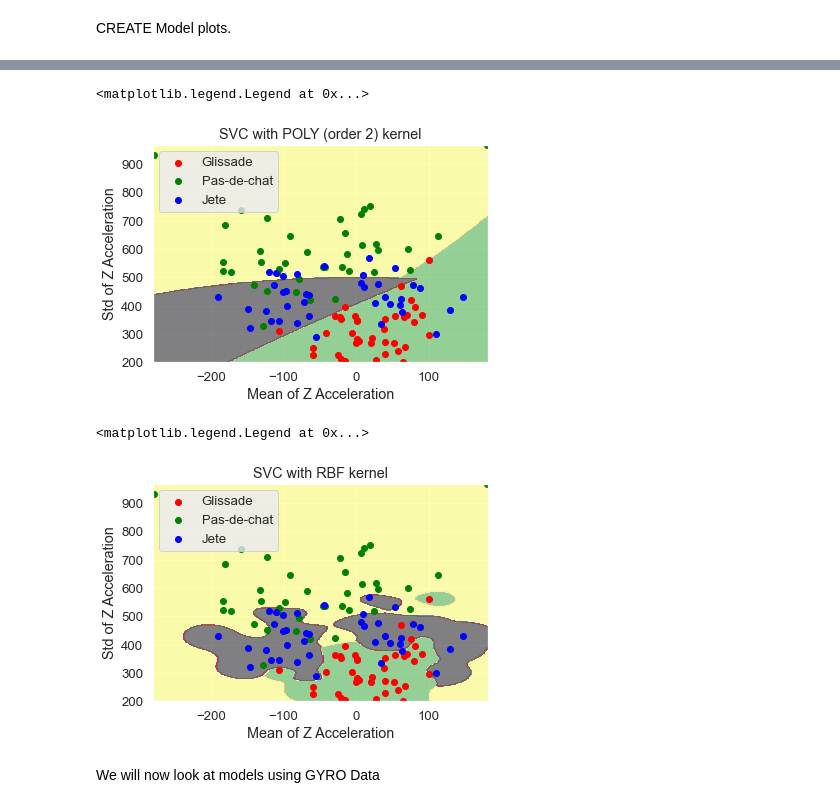
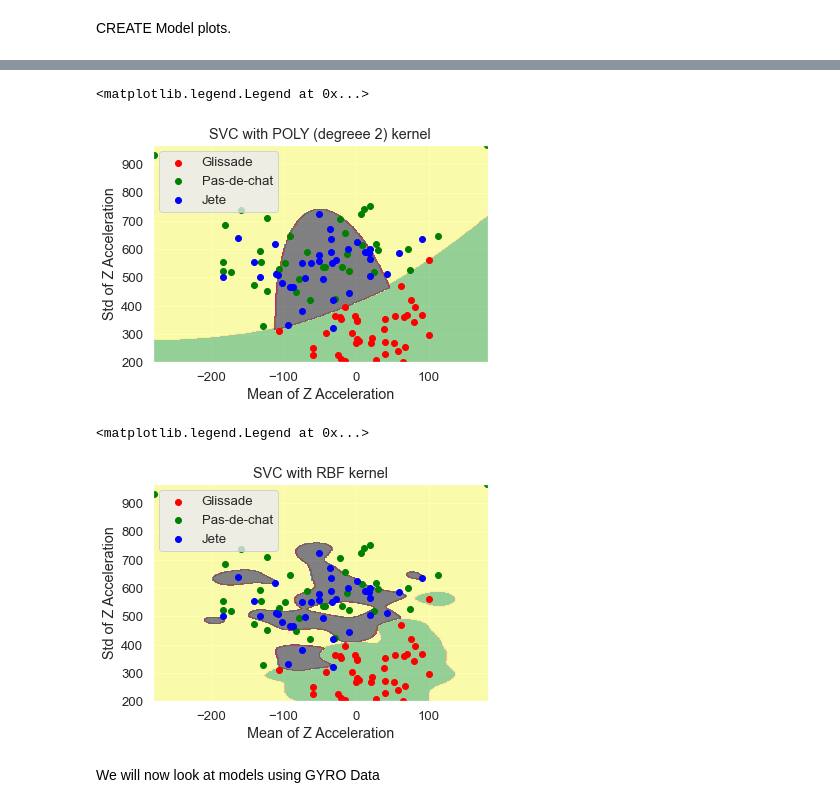
Before and after one commit to alb4876/ballet-jumps, a Jupyter notebook: Ballet.ipynb, the cells around one changed output, grey strips where cells are left out. Saved outputs shown, nothing was run; the diff lists cells and outputs as text; code cells hidden in the pictures.

```diff
--- a/Ballet.ipynb
+++ b/Ballet.ipynb
@@ -20,7 +20,7 @@ This first section of code will read in the CSV files for ACCEL and GYRO data fo
 
 
 # DIRECTORY OF CSV FILES GLISSADE ACCEL
-dir_name = 'PROJECT/data/glissade/Accel/train'
+dir_name = 'data/glissade/Accel/train'
 # make list of CSV files
 GA_csvs = [x for x in os.listdir(dir_name) if x.endswith('.csv')]
 #print(GA_csvs)
@@ -41,7 +41,7 @@ for i in range(len(GA_count)):
 
 
 # DIRECTORY OF CSV FILES GLISSADE GYRO
-dir_name = 'PROJECT/data/glissade/Gyro/train'
+dir_name = 'data/glissade/Gyro/train'
 # make list of CSV files
 GG_csvs = [x for x in os.listdir(dir_name) if x.endswith('.csv')]
 
@@ -63,7 +63,7 @@ Same as above but now for Pas-de-chat
 # NOW work on PAS-DE-CHAT data
 
 # DIRECTORY OF CSV FILES PAS-DE-CHAT ACCEL
-dir_name = 'PROJECT/data/pas-de-chat/Accel/train'
+dir_name = 'data/pas-de-chat/Accel/train'
 # make list of CSV files
 PA_csvs = [x for x in os.listdir(dir_name) if x.endswith('.csv')]
 #print(PA_csvs)
@@ -85,7 +85,7 @@ for i in range(len(PA_count)):
 
 
 # DIRECTORY OF CSV FILES Pas-de-chat GYRO
-dir_name = 'PROJECT/data/pas-de-chat/Gyro/train'
+dir_name = 'data/pas-de-chat/Gyro/train'
 # make list of CSV files
 PG_csvs = [x for x in os.listdir(dir_name) if x.endswith('.csv')]
 
@@ -108,8 +108,10 @@ Same as above but now for Jete data.
 
 # NOW work on Jete data
 
-# DIRECTORY OF CSV FILES Jete ACCEL
-dir_name = 'PROJECT/data/jette/Accel/train'
+# DIRECTORY OF CSV FILES Jete ACCEL --- there are 2 datasets of Jete. The second is a better dataset
+
+#dir_name = 'PROJECT/data/jette/Accel/train'
+dir_name = 'data/jette/Accel/train2'
 # make list of CSV files
 JA_csvs = [x for x in os.listdir(dir_name) if x.endswith('.csv')]
 #print(JA_csvs)
@@ -130,7 +132,7 @@ for i in range(len(JA_count)):
 
 
 # DIRECTORY OF CSV FILES Jete GYRO
-dir_name = 'PROJECT/data/jette/Gyro/train'
+dir_name = 'data/jette/Gyro/train'
 # make list of CSV files
 JG_csvs = [x for x in os.listdir(dir_name) if x.endswith('.csv')]
 
@@ -609,35 +609,35 @@ y_min, y_max = X[:, 1].min() - 1, X[:, 1].max() + 1
 
 #---step size in the mesh---
 h = abs((x_max / x_min) / 0.4)
 
 
 #---make predictions for each of the points in xx,yy---
 xx, yy = np.meshgrid(np.arange(x_min, x_max, h),
                      np.arange(y_min, y_max, h))
 
 #print(x_min,x_max, y_min, y_max, h)
 Z = POLYmodel.predict(np.c_[xx.ravel(), yy.ravel()])
 
 #---draw the result using a color plot---
 Z = Z.reshape(xx.shape)
 #plt.contourf(xx, yy, Z, cmap=plt.cm.Blues, alpha=0.3)
 plt.contourf(xx, yy, Z, cmap=plt.cm.Accent, alpha=0.8)
 
 #---plot the training points---
 feature_names = ['Mean_Z', 'Std_Z']
 jumps = ['Glissade','Pas-de-chat', 'Jete']
 colors = ['red', 'green', 'blue']
 for color, i, target in zip(colors, [0, 1, 2], jumps):
     plt.scatter(X[y==i, 0], X[y==i, 1], color=color, label=target)
 
 plt.xlabel('Mean of Z Acceleration')
 plt.ylabel('Std of Z Acceleration')
-plt.title("SVC with POLY (order 2) kernel")
+plt.title("SVC with POLY (degreee 2) kernel")
 plt.legend(loc='best', shadow=False, scatterpoints=1)
 #Figure below shows the points and the classes to which they belong.
 # %% [output]
 <matplotlib.legend.Legend at 0x...>
-[figure, old version]
+[figure, new version]
 # %%
 from numpy import c_
 
@@ -680,7 +680,7 @@ plt.legend(loc='best', shadow=False, scatterpoints=1)
 #Figure below shows the points and the classes to which they belong.
 # %% [output]
 <matplotlib.legend.Legend at 0x...>
-[figure, old version]
+[figure, new version]
 # %% [markdown]
 We will now look at models using GYRO Data
 # %%
```
Also changed, not shown: parts of 30 cells of this notebook.
